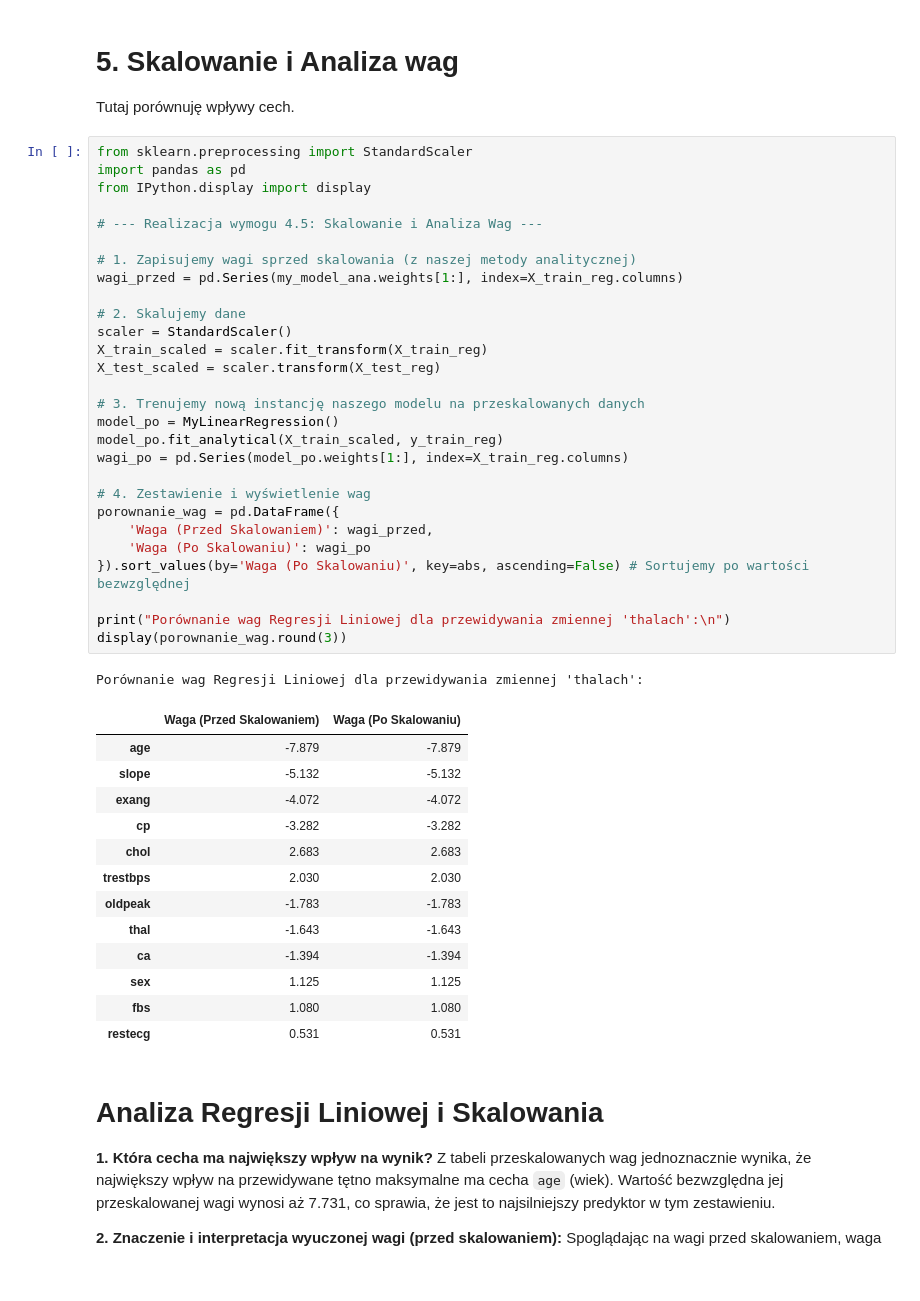
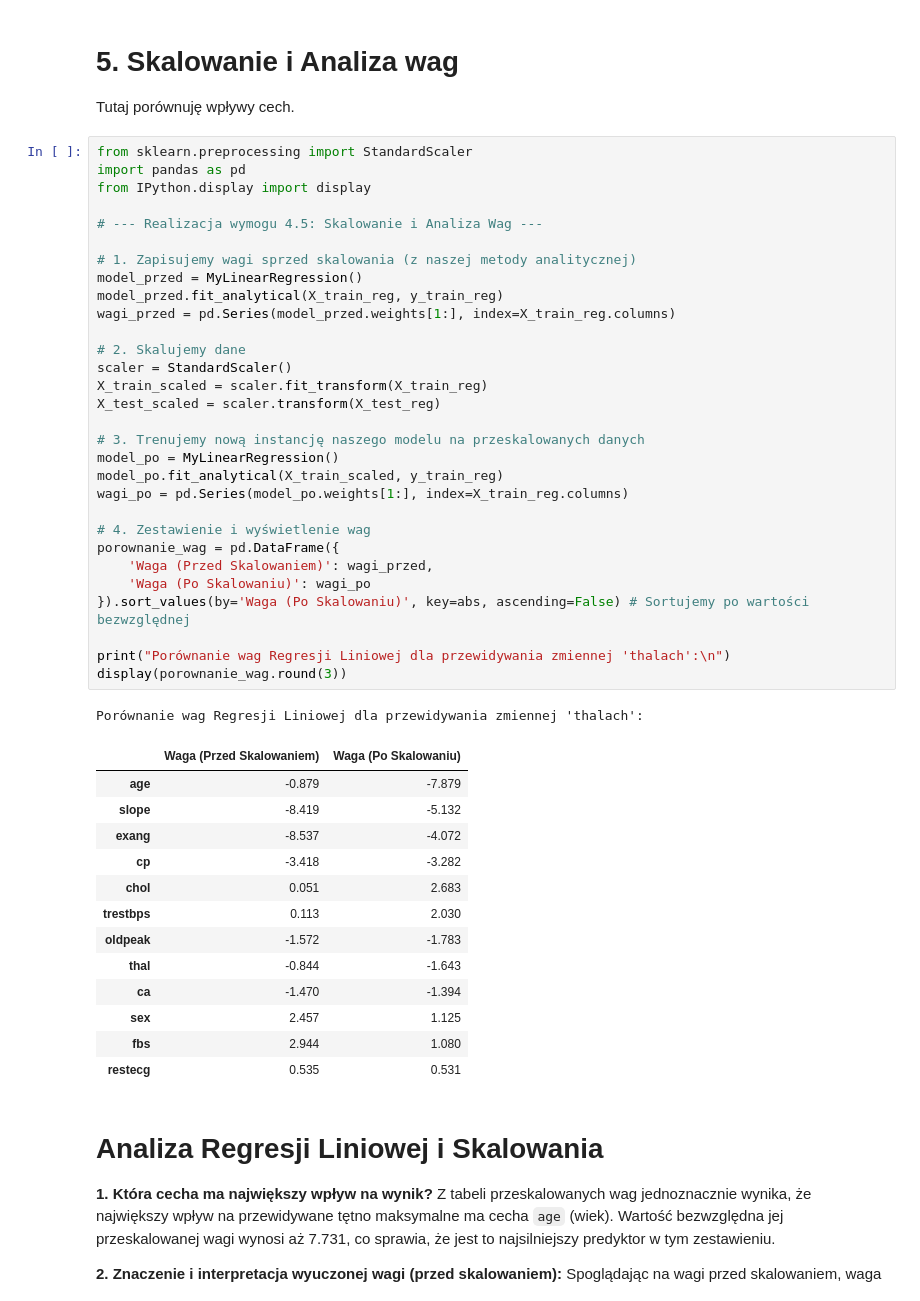
Before and after one commit to S1iwa/MSiD, a Jupyter notebook: lista2/Raport.ipynb, the cells around one changed output. Cells and saved outputs as stored; diff of their text form.

```diff
--- a/lista2/Raport.ipynb
+++ b/lista2/Raport.ipynb
@@ -266,46 +266,48 @@ Tutaj porównuję wpływy cech.
 # %%
 from sklearn.preprocessing import StandardScaler
 import pandas as pd
 from IPython.display import display
 
 # --- Realizacja wymogu 4.5: Skalowanie i Analiza Wag ---
 
 # 1. Zapisujemy wagi sprzed skalowania (z naszej metody analitycznej)
-wagi_przed = pd.Series(my_model_ana.weights[1:], index=X_train_reg.columns)
+model_przed = MyLinearRegression()
+model_przed.fit_analytical(X_train_reg, y_train_reg)
+wagi_przed = pd.Series(model_przed.weights[1:], index=X_train_reg.columns)
 
 # 2. Skalujemy dane
 scaler = StandardScaler()
 X_train_scaled = scaler.fit_transform(X_train_reg)
 X_test_scaled = scaler.transform(X_test_reg)
 
 # 3. Trenujemy nową instancję naszego modelu na przeskalowanych danych
 model_po = MyLinearRegression()
 model_po.fit_analytical(X_train_scaled, y_train_reg)
 wagi_po = pd.Series(model_po.weights[1:], index=X_train_reg.columns)
 
 # 4. Zestawienie i wyświetlenie wag
 porownanie_wag = pd.DataFrame({
     'Waga (Przed Skalowaniem)': wagi_przed,
     'Waga (Po Skalowaniu)': wagi_po
 }).sort_values(by='Waga (Po Skalowaniu)', key=abs, ascending=False) # Sortujemy po wartości bezwzględnej
 
 print("Porównanie wag Regresji Liniowej dla przewidywania zmiennej 'thalach':\n")
 display(porownanie_wag.round(3))
 # %% [output]
 Porównanie wag Regresji Liniowej dla przewidywania zmiennej 'thalach':
 |  | Waga (Przed Skalowaniem) | Waga (Po Skalowaniu) |
-| age | -7.879 | -7.879 |
-| slope | -5.132 | -5.132 |
-| exang | -4.072 | -4.072 |
-| cp | -3.282 | -3.282 |
-| chol | 2.683 | 2.683 |
-| trestbps | 2.030 | 2.030 |
-| oldpeak | -1.783 | -1.783 |
-| thal | -1.643 | -1.643 |
-| ca | -1.394 | -1.394 |
-| sex | 1.125 | 1.125 |
-| fbs | 1.080 | 1.080 |
-| restecg | 0.531 | 0.531 |
+| age | -0.879 | -7.879 |
+| slope | -8.419 | -5.132 |
+| exang | -8.537 | -4.072 |
+| cp | -3.418 | -3.282 |
+| chol | 0.051 | 2.683 |
+| trestbps | 0.113 | 2.030 |
+| oldpeak | -1.572 | -1.783 |
+| thal | -0.844 | -1.643 |
+| ca | -1.470 | -1.394 |
+| sex | 2.457 | 1.125 |
+| fbs | 2.944 | 1.080 |
+| restecg | 0.535 | 0.531 |
 # %% [markdown]
 # Analiza Regresji Liniowej i Skalowania
 
```
